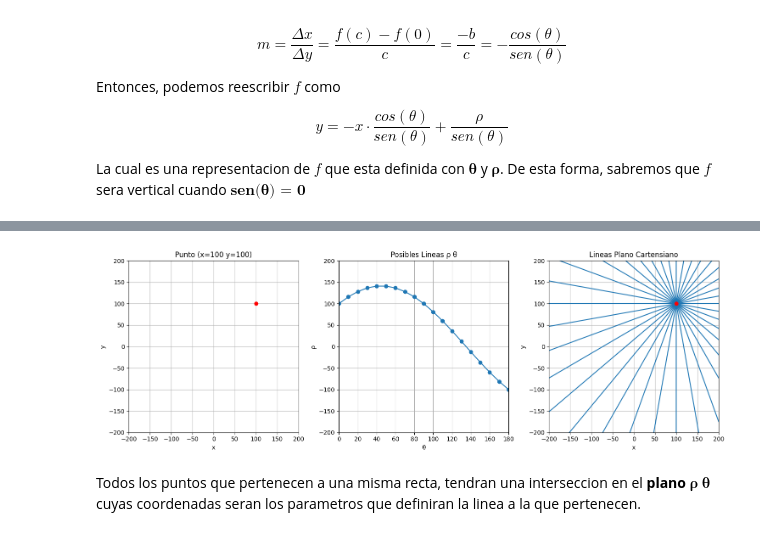
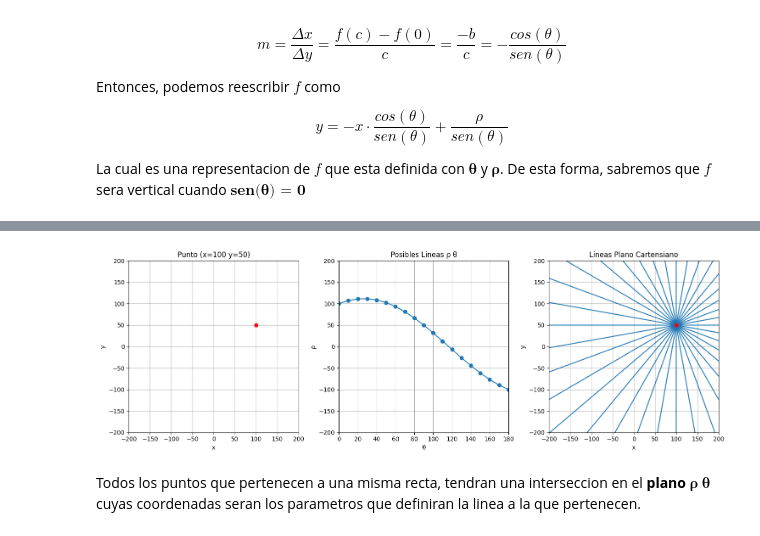
Before and after one commit to MarioSigal/Procesamiento-de-Imagenes, a Jupyter notebook: Laboratorios/Laboratorio4_Pdi20251.ipynb, the cells around one changed output, grey strips where cells are left out. Drawn from its saved outputs; the diff is of its cells as text; code cells hidden in the pictures.

```diff
--- a/Laboratorios/Laboratorio4_Pdi20251.ipynb
+++ b/Laboratorios/Laboratorio4_Pdi20251.ipynb
@@ -40,8 +40,8 @@ import numpy as np
 import matplotlib.pyplot as plt
 
 # Proyeccion de la linea en el espacio rho, theta
-RHO = 100
-THETA = 0  # 45 grados
+RHO = 50
+THETA = 45  # 45 grados
 
 radTheta = np.radians(THETA)
 
@@ -101,7 +95,7 @@ para cada punto $(x,y)$ que pertence a la linea $(\theta,\rho)$
 
 #Un punto cualquiera en el plano cartesiano
 X_PUNTO = 100
-Y_PUNTO = 100
+Y_PUNTO = 50
 
 # Descubrimos algunas de las lineas a la que podra formar parte el punto
 # Solo hasta 180 ya que encontrariamos lineas iguales con rho negativo si no.
@@ -140,34 +134,34 @@ for index, _ in np.ndenumerate(thetas):
   sinTheta = np.sin(radThetas[index])
 
   x0 = cosTheta * rhos[index]
   y0 = sinTheta * rhos[index]
 
   # Verificamos que la linea no sea vertical
   # Si no lo es, calculamos su pendiente
   if np.isclose(radThetas[index], 0):
       pendiente = np.inf  # vertical line
   else:
       pendiente = -cosTheta / sinTheta
 
 
   if np.isinf(pendiente):
       # linea vertical
       axs[2].axvline(x=x0)
   else:
       axs[2].axline((x0, y0), slope=pendiente)
 
 axs[2].plot([X_PUNTO],[Y_PUNTO], marker='o', color='r')
 axs[2].set_xlim(-200, 200)
 axs[2].set_ylim(-200, 200)
 axs[2].grid(True)
 axs[2].set_xlabel('x')
 axs[2].set_ylabel('y')
 axs[2].set_title('Lineas Plano Cartensiano')
 
 plt.tight_layout()
 plt.show()
 # %% [output]
-[figure, old version]
+[figure, new version]
 # %% [markdown]
 Todos los puntos que pertenecen a una misma recta, tendran una interseccion en el **plano** $\textbf{ρ}$ $\textbf{θ}$ cuyas coordenadas seran los parametros que definiran la linea a la que pertenecen.
 # %%
```
Also changed, not shown: parts of 9 cells of this notebook.
